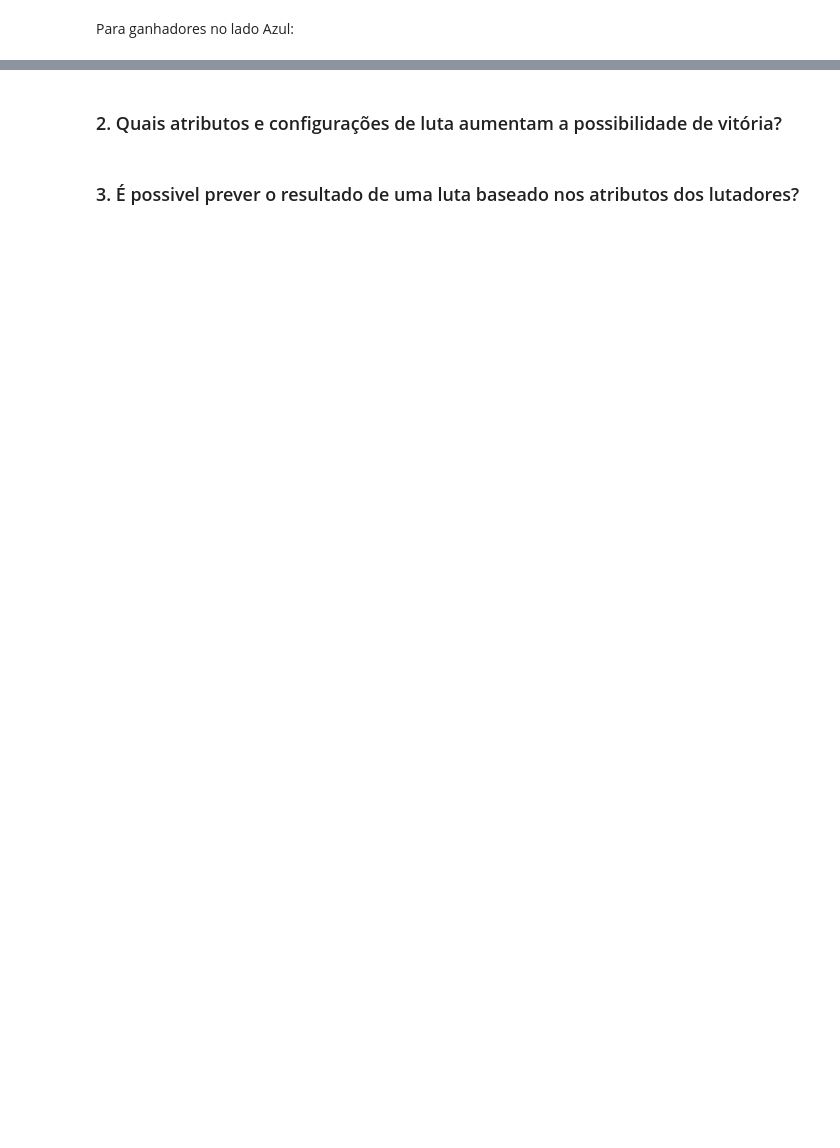
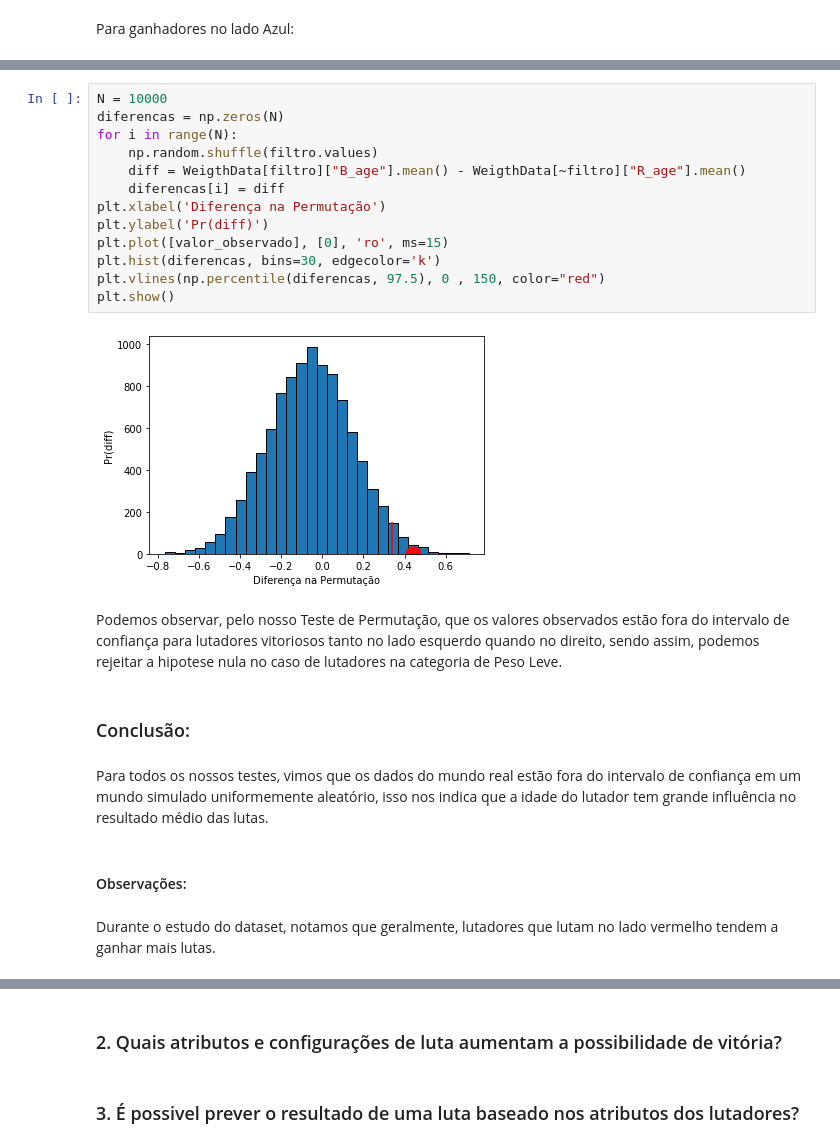
Before and after one commit to Marcos30004347/ICD_Analise_UFC, a Jupyter notebook: Untitled.ipynb, the cells around one changed output, grey strips where cells are left out. Drawn from its saved outputs; the diff is of its cells as text; blank space fills up the shorter version.

```diff
--- a/Untitled.ipynb
+++ b/Untitled.ipynb
@@ -99,0 +218,25 @@ Podemos observar, pelo nosso Teste de Permutação, que os valores observados es
+# %%
+N = 10000
+diferencas = np.zeros(N)
+for i in range(N):
+    np.random.shuffle(filtro.values)
+    diff = WeigthData[filtro]["B_age"].mean() - WeigthData[~filtro]["R_age"].mean()
+    diferencas[i] = diff
+plt.xlabel('Diferença na Permutação')
+plt.ylabel('Pr(diff)')
+plt.plot([valor_observado], [0], 'ro', ms=15)
+plt.hist(diferencas, bins=30, edgecolor='k')
+plt.vlines(np.percentile(diferencas, 97.5), 0 , 150, color="red")
+plt.show()
+# %% [output]
+[figure, added]
+# %% [markdown]
+Podemos observar, pelo nosso Teste de Permutação, que os valores observados estão fora do intervalo de confiança para lutadores vitoriosos tanto no lado esquerdo quando no direito, sendo assim, podemos rejeitar a hipotese nula no caso de lutadores na categoria de Peso Leve.
+# %% [markdown]
+### Conclusão:
+# %% [markdown]
+Para todos os nossos testes, vimos que os dados do mundo real estão fora do intervalo de confiança em um mundo simulado uniformemente aleatório, isso nos indica que a idade do lutador tem grande influência no resultado médio das lutas.
+# %% [markdown]
+#### Observações:
+# %% [markdown]
+Durante o estudo do dataset, notamos que geralmente, lutadores que lutam no lado vermelho tendem a ganhar mais lutas.
```
Also changed, not shown: parts of 38 cells of this notebook, 1 other file.
